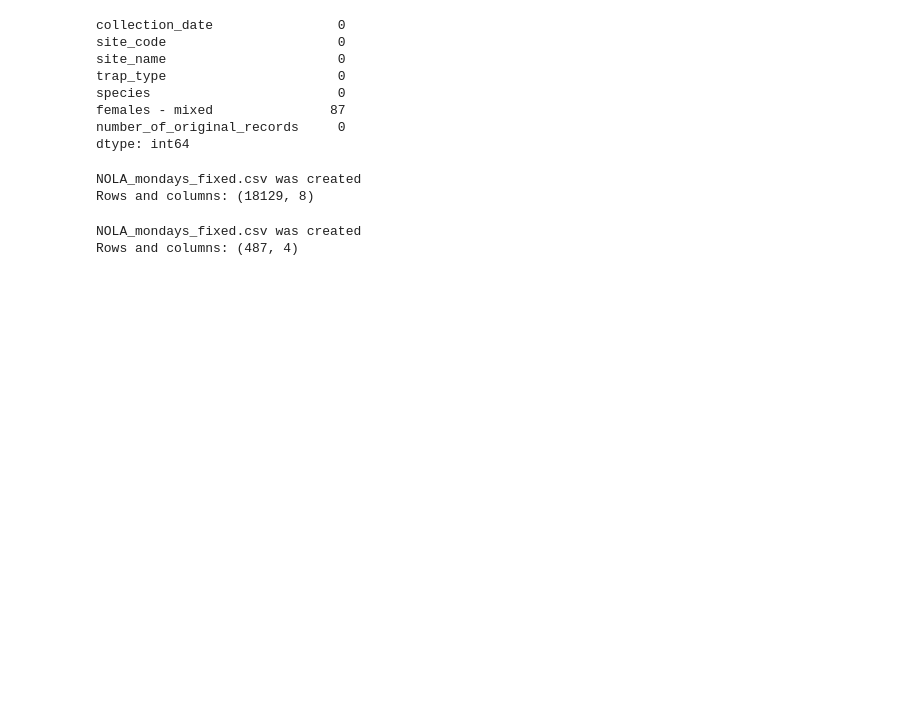
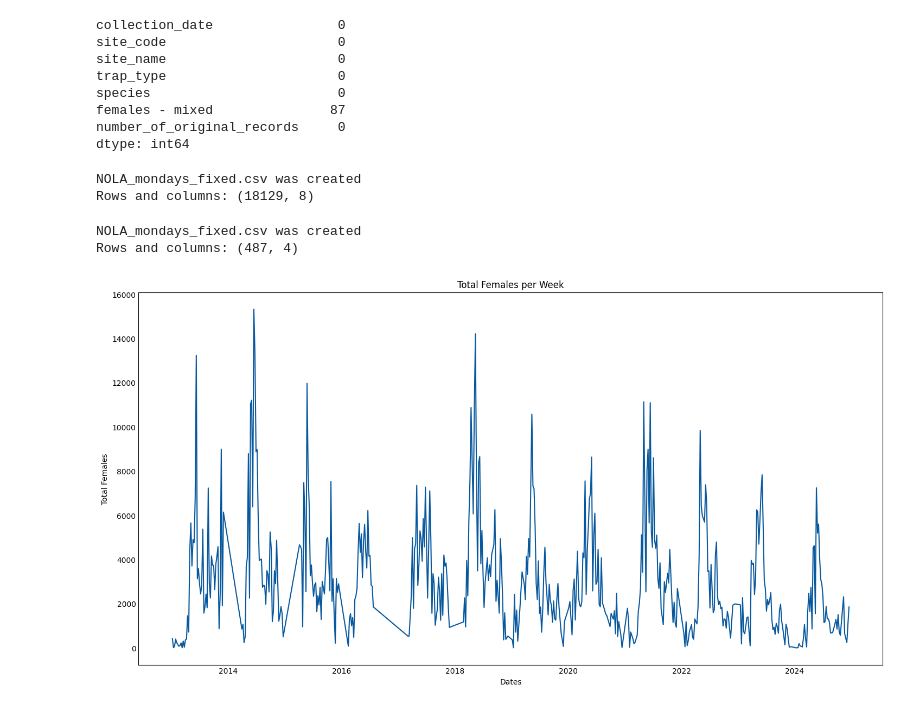
Before and after one commit to zeynepamac01/NOLA_culexquin, a Jupyter notebook: NOLA_culexquin.ipynb, the cells around one changed output. Saved outputs shown, nothing was run; the diff lists cells and outputs as text; code cells hidden in the pictures; blank space fills up the shorter version.

```diff
--- a/NOLA_culexquin.ipynb
+++ b/NOLA_culexquin.ipynb
@@ -55,13 +55,14 @@ dtype: int64
 #filter through columns and rows
 file_path = 'NOLA_Surveillance.csv'
 
+
 #columns = pd.read_csv(filepath, nrows=0).columns.tolist()
-
 
 columns_to_keep = [
     "site_code",
     "site_name",
     "trap_type",
+    "trap_problem",
     "collection_date",
     "species",
     "females - mixed",
@@ -203,0 +224,21 @@ Rows and columns: (487, 4)
+# %%
+import matplotlib.pyplot as plt
+import numpy as np
+
+# Data for plotting 'Total Females per Week'
+#PLOT 1
+x_axis = weekly_summary['week_monday']
+y_axis = weekly_summary['total_females']
+
+fig, ax = plt.subplots(figsize=(14, 7))
+
+ax.plot(x_axis, y_axis, color='#08589e')
+
+ax.set(xlabel='Dates', ylabel='Total Females',
+       title='Total Females per Week')
+ax.grid()
+
+fig.savefig("total_females_per_week.png")
+plt.show()
+# %% [output]
+[figure, added]
```
Also changed, not shown: parts of 7 cells of this notebook, 3 other files.
